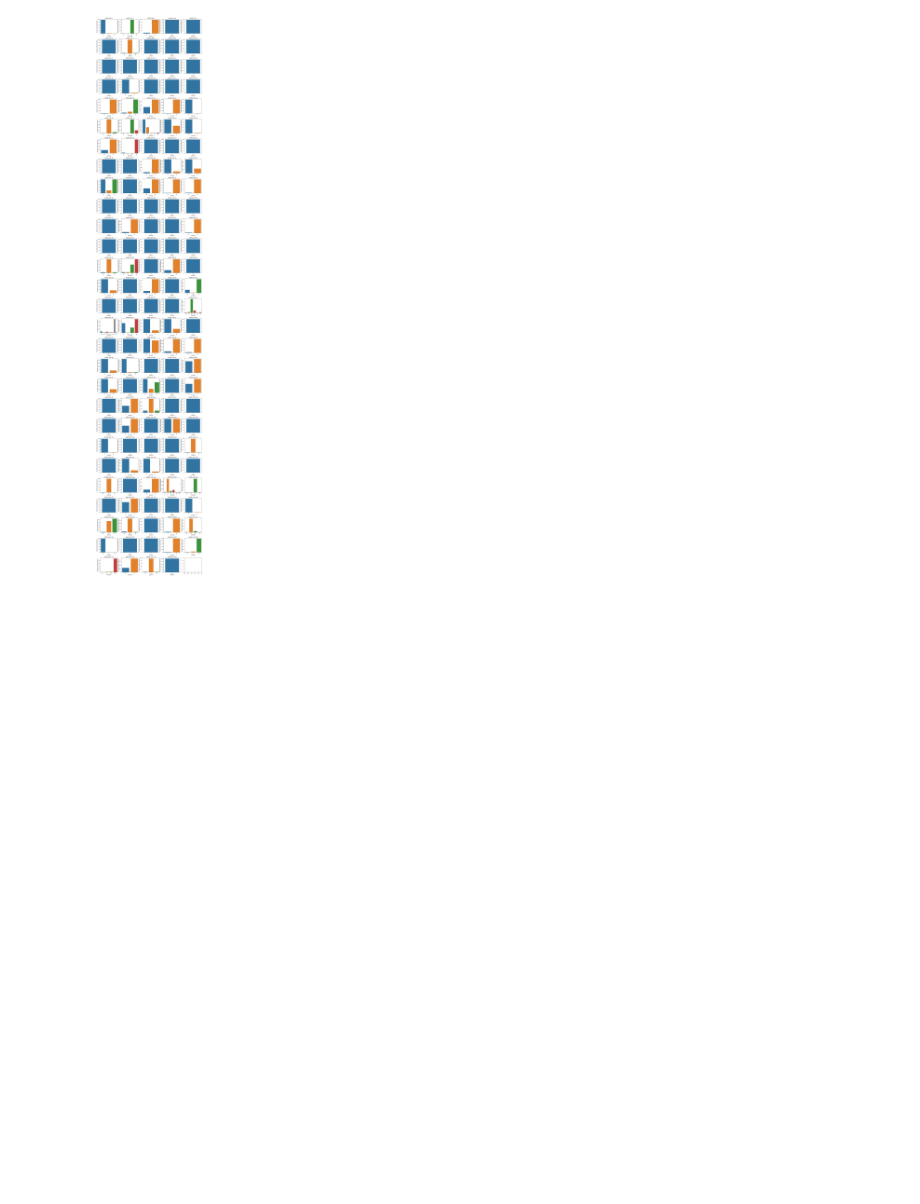
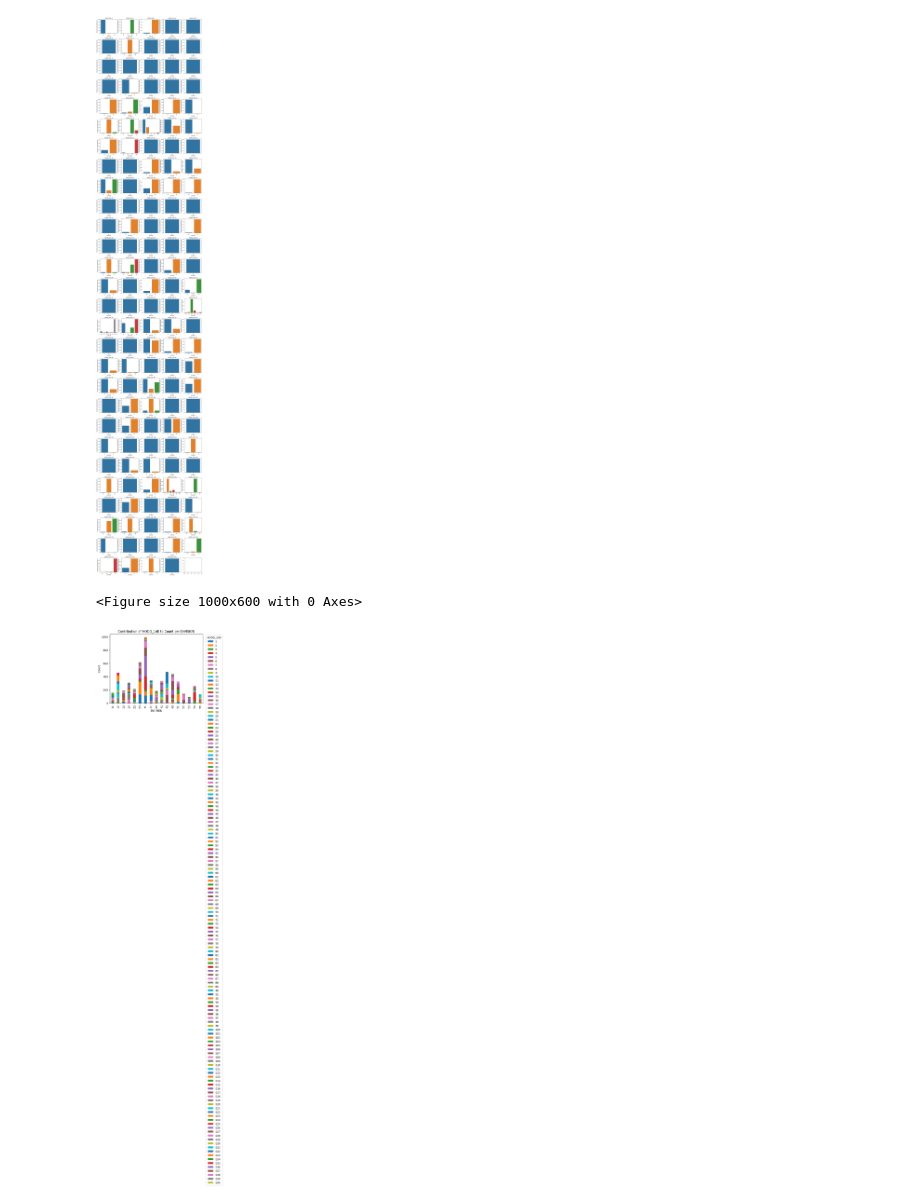
Before and after one commit to mredshaw/AI-Fundamentals-Project, a Jupyter notebook: Shooting+Neighbourhood_Merge.ipynb, the cells around one changed output. Saved outputs shown, nothing was run; the diff lists cells and outputs as text; code cells hidden in the pictures; blank space fills up the shorter version.

```diff
--- a/Shooting+Neighbourhood_Merge.ipynb
+++ b/Shooting+Neighbourhood_Merge.ipynb
@@ -1131,3 +1131,25 @@ for i, hood in enumerate(unique_hoods):
 plt.show()
 # %% [output]
 [figure]
+# %%
+import seaborn as sns
+import matplotlib.pyplot as plt
+
+# Group the data by HOOD_140 and DIVISION and calculate the count
+grouped_data = df.groupby(['HOOD_140', 'DIVISION']).size().reset_index(name='Count')
+
+# Pivot the data to have HOOD_140 as columns and DIVISION as index
+pivot_data = grouped_data.pivot(index='DIVISION', columns='HOOD_140', values='Count').fillna(0)
+
+# Plot the stacked bar graph
+plt.figure(figsize=(10, 6))
+pivot_data.plot(kind='bar', stacked=True)
+plt.xlabel('DIVISION')
+plt.ylabel('Count')
+plt.title('Contribution of HOOD_140 to Count per DIVISION')
+plt.legend(title='HOOD_140', bbox_to_anchor=(1.02, 1), loc='upper left')
+plt.xticks(rotation=90)
+plt.show()
+# %% [output]
+<Figure size 1000x600 with 0 Axes>
+[figure, added]
```
